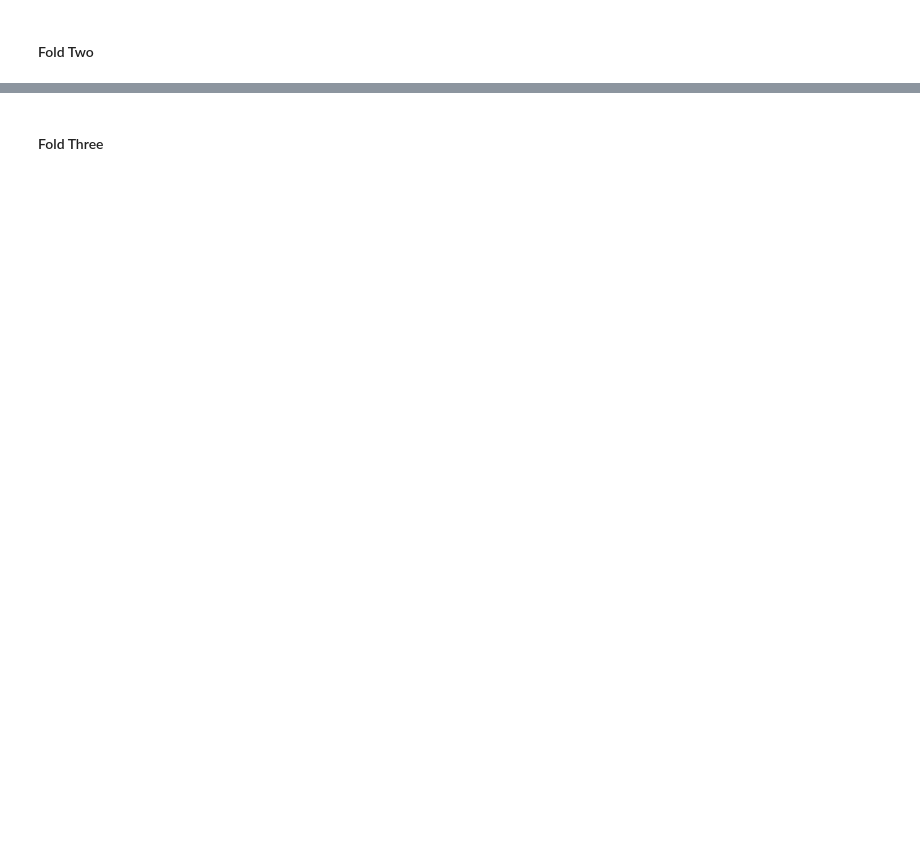
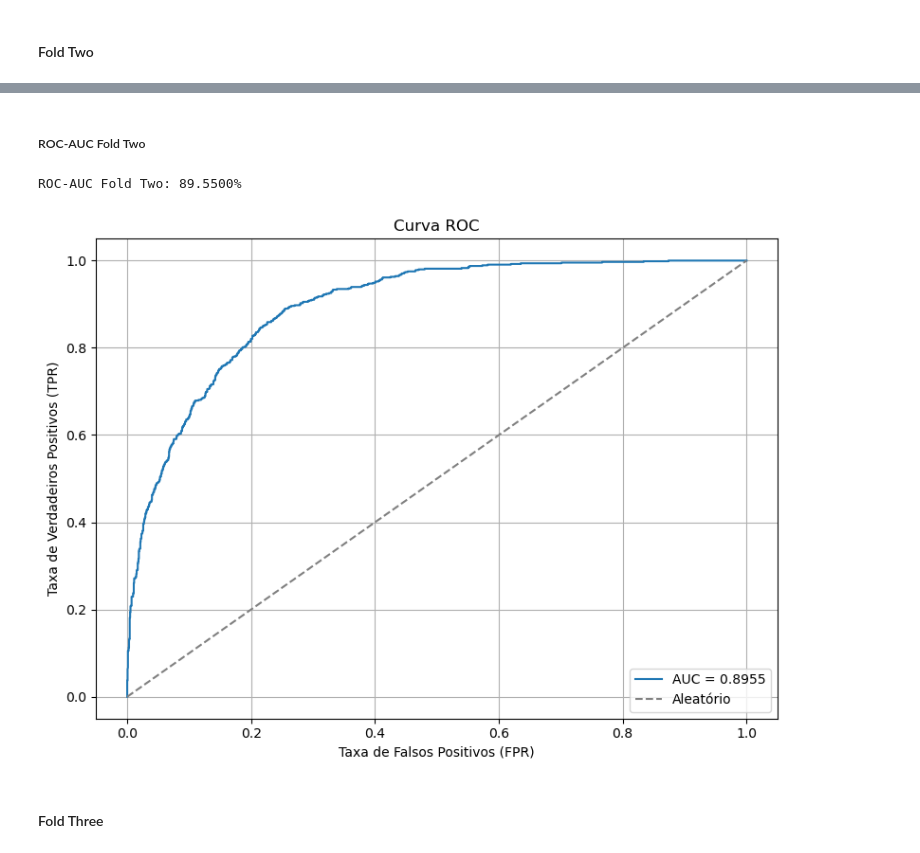
Before and after one commit to marigmsc/Projeto-Churn, a Jupyter notebook: notebooks/projeto_churn.ipynb, the cells around one changed output, grey strips where cells are left out. Drawn from its saved outputs; the diff is of its cells as text; code cells hidden in the pictures; blank space fills up the shorter version.

```diff
--- a/notebooks/projeto_churn.ipynb
+++ b/notebooks/projeto_churn.ipynb
@@ -678,3 +702,27 @@ KS no conjunto de teste: 51.9231%
+# %% [markdown]
+##### ROC-AUC Fold Two
+# %%
+y_probs = final_model.predict_proba(X_test_fold_two)[:, 1]
+roc_auc = roc_auc_score(y_test_fold_two, y_probs)
+print(f"ROC-AUC Fold Two: {roc_auc * 100:.4f}%")
+
+# Calcular os pontos da curva ROC
+fpr, tpr, thresholds = roc_curve(y_test_fold_two, y_probs)
+
+# Plotar a curva ROC
+plt.figure(figsize=(8, 6))
+plt.plot(fpr, tpr, label=f"AUC = {roc_auc:.4f}")
+plt.plot([0, 1], [0, 1], linestyle="--", color="gray", label="Aleatório")
+plt.xlabel("Taxa de Falsos Positivos (FPR)")
+plt.ylabel("Taxa de Verdadeiros Positivos (TPR)")
+plt.title("Curva ROC")
+plt.legend(loc="lower right")
+plt.grid(True)
+plt.tight_layout()
+plt.show()
+# %% [output]
+ROC-AUC Fold Two: 89.5500%
+[figure, added]
 # %% [markdown]
 #### Fold Three
 # %%
```
Also changed, not shown: parts of 20 cells of this notebook.
